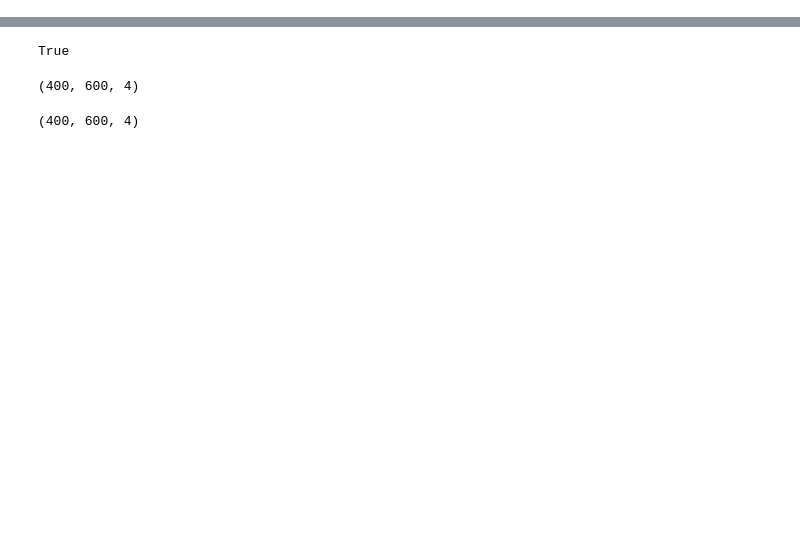
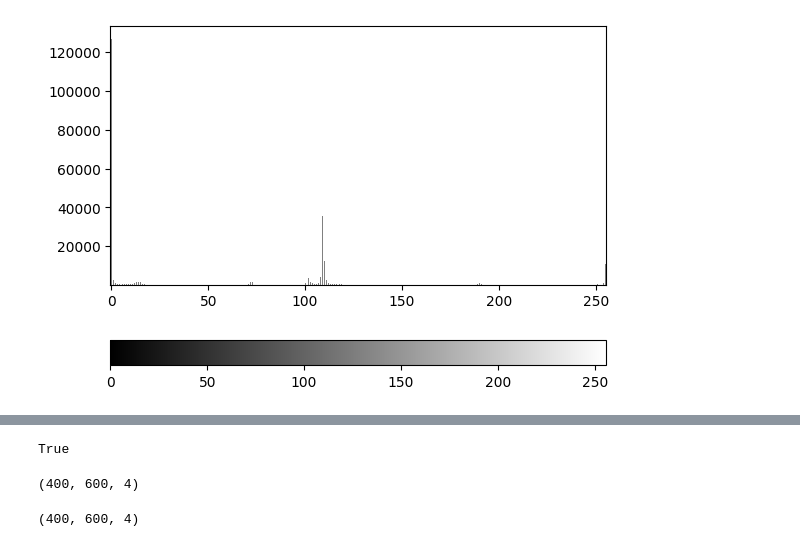
Before and after one commit to kizato1018/NTNU, a Jupyter notebook: AIP/homework/test.ipynb, the cells around one changed output, grey strips where cells are left out. Saved outputs shown, nothing was run; the diff lists cells and outputs as text; code cells hidden in the pictures; blank space fills up the shorter version.

```diff
--- a/AIP/homework/test.ipynb
+++ b/AIP/homework/test.ipynb
@@ -10,0 +18,16 @@ NameError: name 'plt' is not defined
+# %%
+gradient = np.linspace(0, 256, 256).reshape(1, -1)
+
+# plt.plot(hist)
+plt.imshow(gradient, cmap="gray", aspect='auto')
+cbar = plt.colorbar(orientation='horizontal')
+# plt.hist(img.ravel(), 256, [0, 256], False, histtype="bar", color="gray", rwidth=0.8)
+hist, bins = np.histogram(img.ravel(), 256, [0, 256])
+plt.bar(range(256), hist, color="gray", width=0.5)
+
+# 反转y轴方向
+plt.gca().invert_yaxis()
+
+plt.show()
+# %% [output]
+[figure, added]
```
Also changed, not shown: parts of 7 cells of this notebook, 29 other files.
